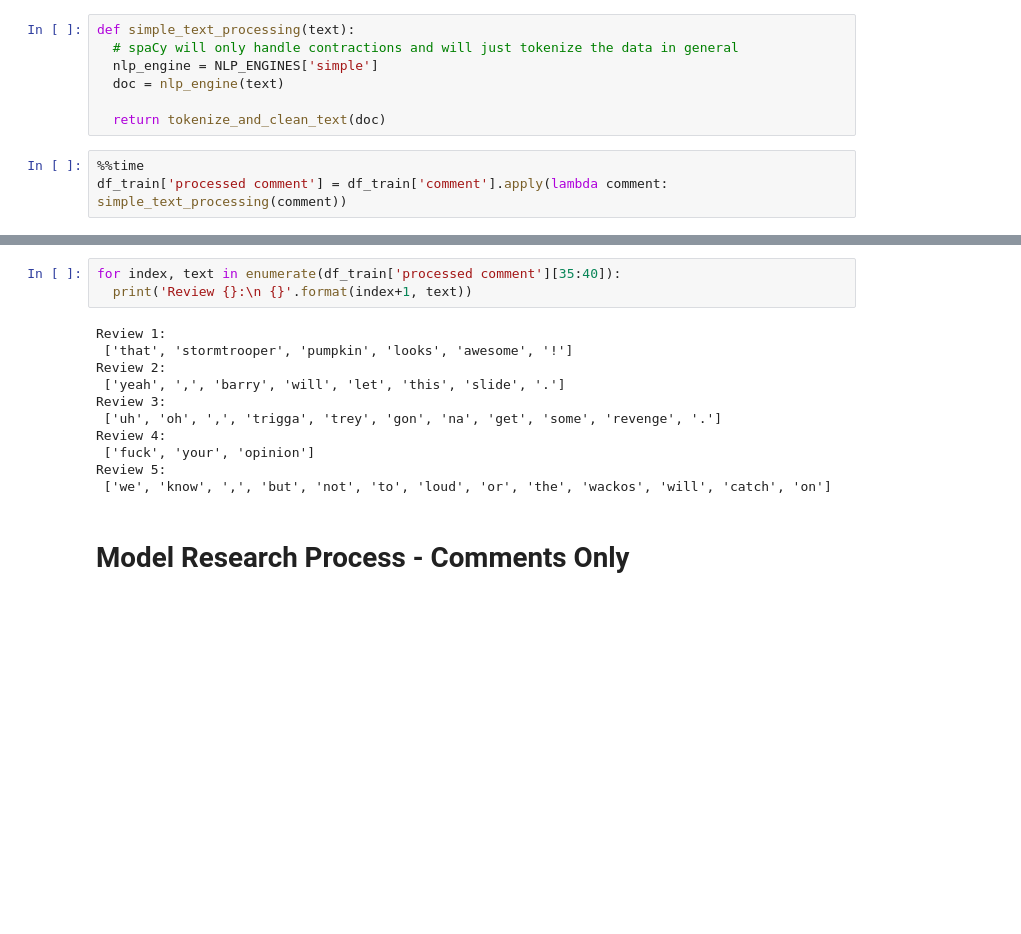
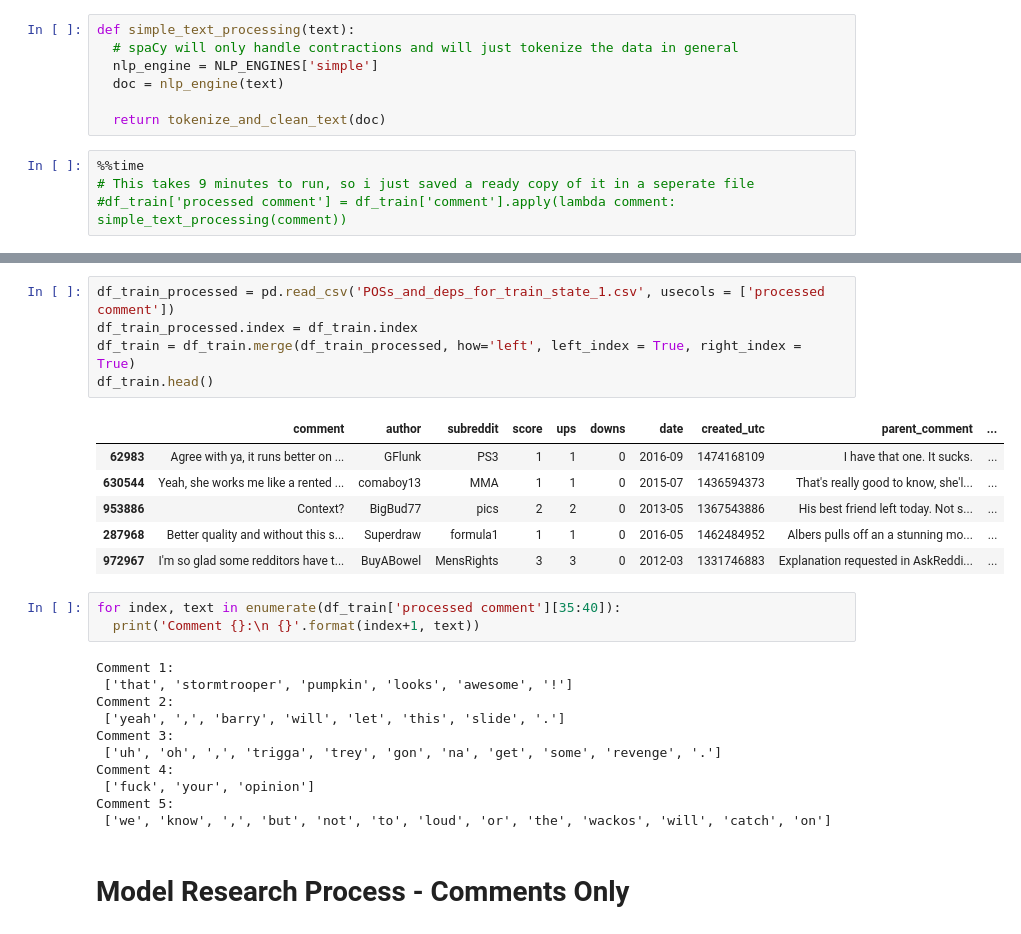
Before and after one commit to blackBagel/Sarcasm-Detection-Learn, a Jupyter notebook: sarcasm_detection_simple_models.ipynb, the cells around one changed output, grey strips where cells are left out. Cells and saved outputs as stored; diff of their text form; blank space fills up the shorter version.

Commit message:
Now loading preprocessed data from ready file

```diff
--- a/sarcasm_detection_simple_models.ipynb
+++ b/sarcasm_detection_simple_models.ipynb
@@ -275,4 +275,5 @@ def simple_text_processing(text):
   return tokenize_and_clean_text(doc)
 # %%
 %%time
-df_train['processed comment'] = df_train['comment'].apply(lambda comment: simple_text_processing(comment))
+# This takes 9 minutes to run, so i just saved a ready copy of it in a seperate file
+#df_train['processed comment'] = df_train['comment'].apply(lambda comment: simple_text_processing(comment))
@@ -282,16 +280,28 @@ Wall time: 9min 18s
+# %%
+df_train_processed = pd.read_csv('POSs_and_deps_for_train_state_1.csv', usecols = ['processed comment'])
+df_train_processed.index = df_train.index
+df_train = df_train.merge(df_train_processed, how='left', left_index = True, right_index = True)
+df_train.head()
+# %% [output]
+|  | comment | author | subreddit | score | ups | downs | date | created_utc | parent_comment | ... |
+| 62983 | Agree with ya, it runs better on ... | GFlunk | PS3 | 1 | 1 | 0 | 2016-09 | 1474168109 | I have that one. It sucks. | ... |
+| 630544 | Yeah, she works me like a rented ... | comaboy13 | MMA | 1 | 1 | 0 | 2015-07 | 1436594373 | That's really good to know, she'l... | ... |
+| 953886 | Context? | BigBud77 | pics | 2 | 2 | 0 | 2013-05 | 1367543886 | His best friend left today. Not s... | ... |
+| 287968 | Better quality and without this s... | Superdraw | formula1 | 1 | 1 | 0 | 2016-05 | 1462484952 | Albers pulls off an a stunning mo... | ... |
+| 972967 | I'm so glad some redditors have t... | BuyABowel | MensRights | 3 | 3 | 0 | 2012-03 | 1331746883 | Explanation requested in AskReddi... | ... |
 # %%
 for index, text in enumerate(df_train['processed comment'][35:40]):
-  print('Review {}:\n {}'.format(index+1, text))
+  print('Comment {}:\n {}'.format(index+1, text))
 # %% [output]
-Review 1:
+Comment 1:
  ['that', 'stormtrooper', 'pumpkin', 'looks', 'awesome', '!']
-Review 2:
+Comment 2:
  ['yeah', ',', 'barry', 'will', 'let', 'this', 'slide', '.']
-Review 3:
+Comment 3:
  ['uh', 'oh', ',', 'trigga', 'trey', 'gon', 'na', 'get', 'some', 'revenge', '.']
-Review 4:
+Comment 4:
  ['fuck', 'your', 'opinion']
-Review 5:
+Comment 5:
  ['we', 'know', ',', 'but', 'not', 'to', 'loud', 'or', 'the', 'wackos', 'will', 'catch', 'on']
 # %% [markdown]
 # Model Research Process - Comments Only
```
Also changed, not shown: parts of 4 cells of this notebook.
